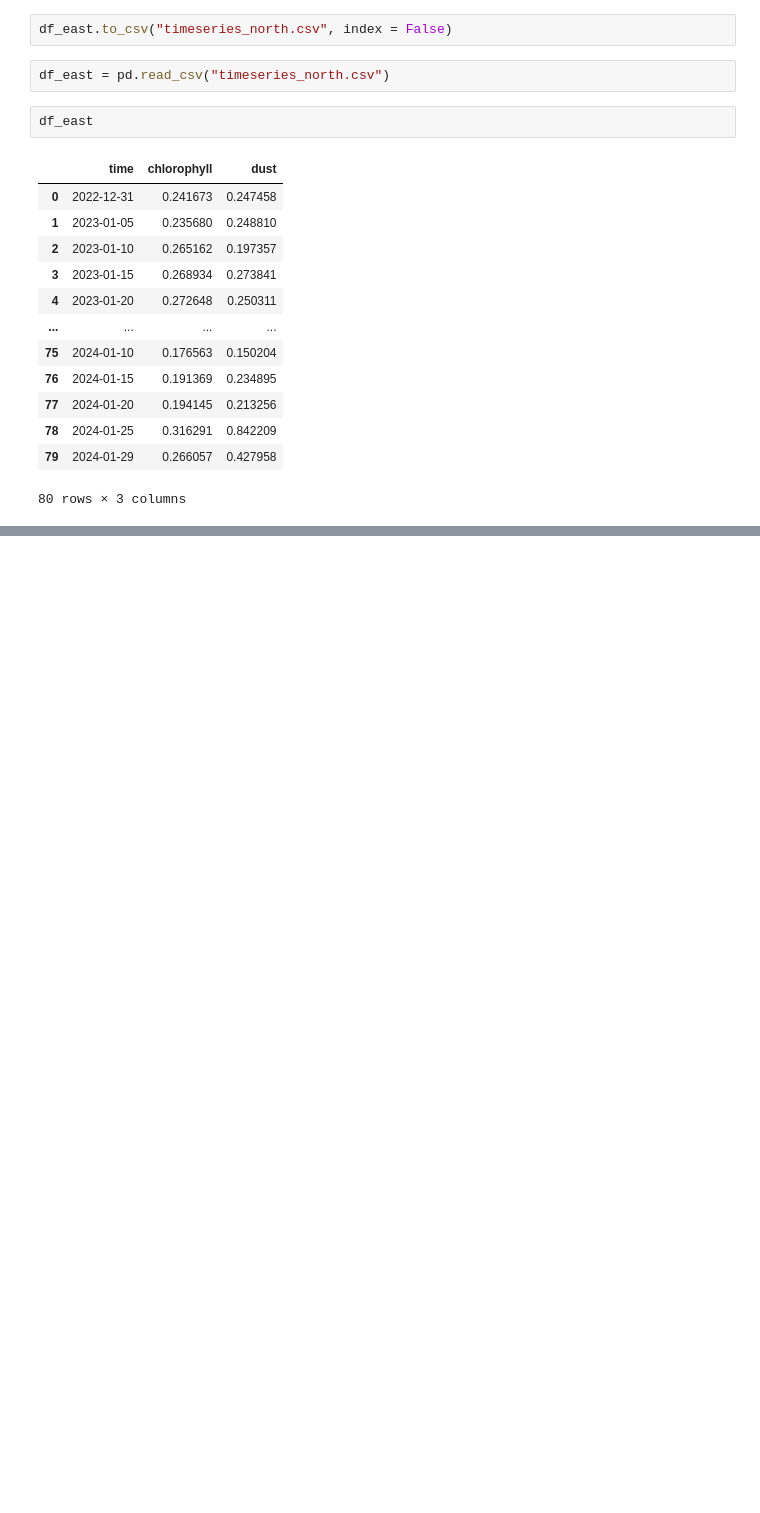
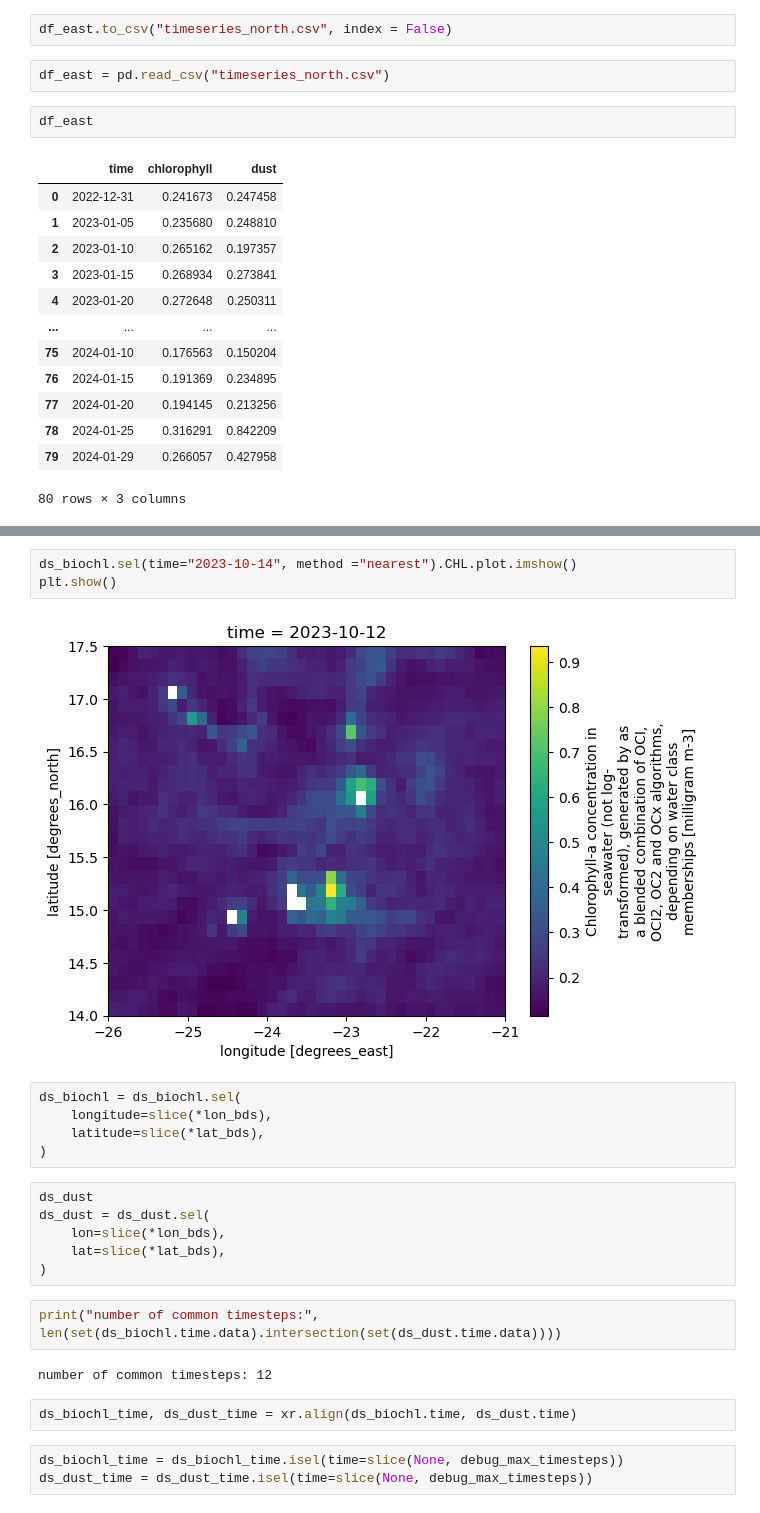
Before and after one commit to paramnav/WASCALMardata, a Jupyter notebook: notebooks/PutEverythingTogether.ipynb, the cells around one changed output, grey strips where cells are left out. Drawn from its saved outputs; the diff is of its cells as text; blank space fills up the shorter version.

```diff
--- a/notebooks/PutEverythingTogether.ipynb
+++ b/notebooks/PutEverythingTogether.ipynb
@@ -222,0 +243,25 @@ Longitude range (-25.0, -24.5)
+# %%
+ds_biochl.sel(time="2023-10-14", method ="nearest").CHL.plot.imshow()
+plt.show()
+# %% [output]
+[figure, added]
+# %%
+ds_biochl = ds_biochl.sel(
+    longitude=slice(*lon_bds),
+    latitude=slice(*lat_bds),
+)
+# %%
+ds_dust
+ds_dust = ds_dust.sel(
+    lon=slice(*lon_bds),
+    lat=slice(*lat_bds),
+)
+# %%
+print("number of common timesteps:", len(set(ds_biochl.time.data).intersection(set(ds_dust.time.data))))
+# %% [output]
+number of common timesteps: 12
+# %%
+ds_biochl_time, ds_dust_time = xr.align(ds_biochl.time, ds_dust.time)
+# %%
+ds_biochl_time = ds_biochl_time.isel(time=slice(None, debug_max_timesteps))
+ds_dust_time = ds_dust_time.isel(time=slice(None, debug_max_timesteps))
```
Also changed, not shown: parts of 14 cells of this notebook, 2 other files.
